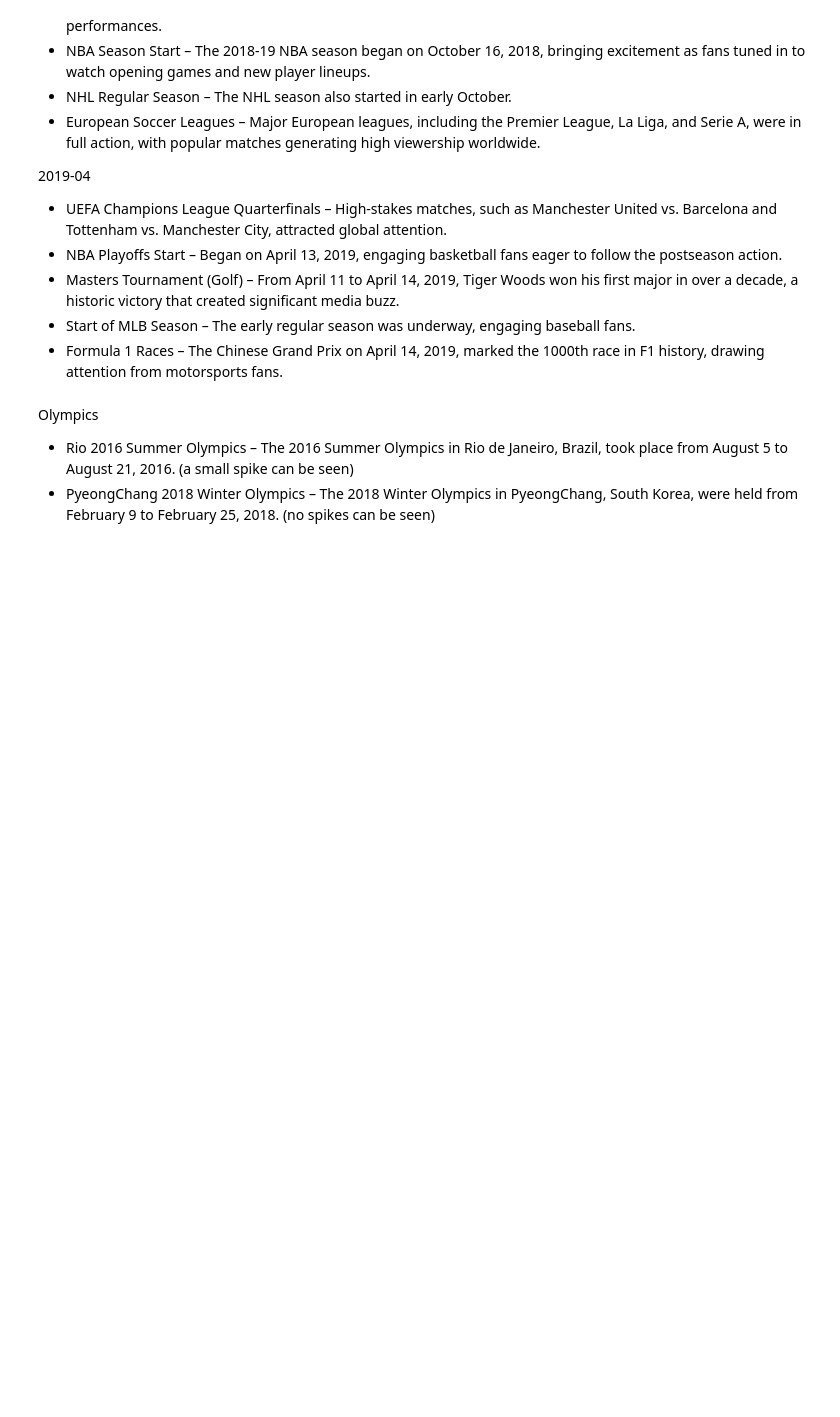
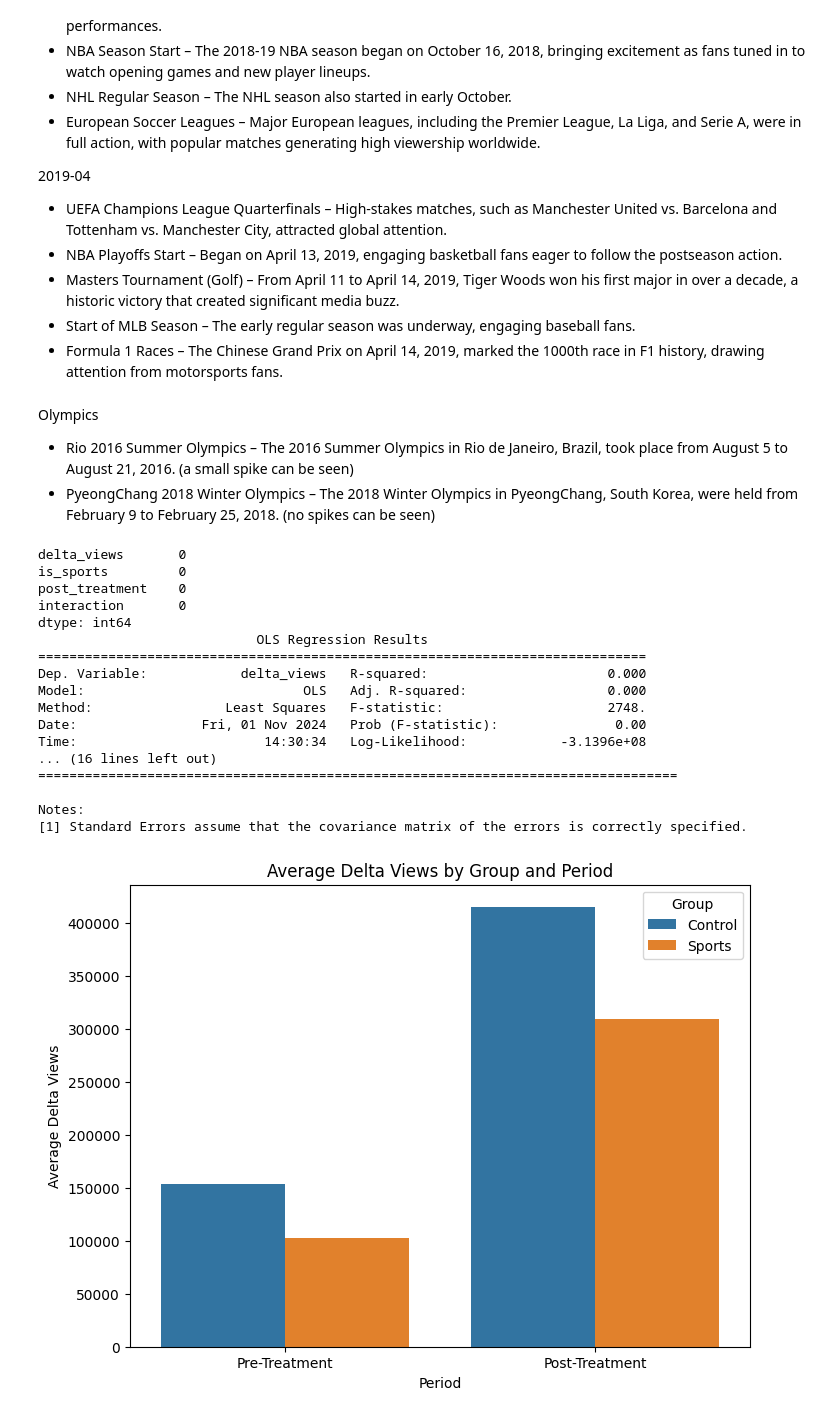
Before and after one commit to epfl-ada/ada-2024-project-robodatapioneers2024, a Jupyter notebook: init_analysis.ipynb, the cells around one changed output. Saved outputs shown, nothing was run; the diff lists cells and outputs as text; code cells hidden in the pictures; blank space fills up the shorter version.

```diff
--- a/init_analysis.ipynb
+++ b/init_analysis.ipynb
@@ -203,3 +221,83 @@ NBA Season Start – The 2017-18 NBA season began on October 17, 2017, bringing
 Olympics
 - Rio 2016 Summer Olympics – The 2016 Summer Olympics in Rio de Janeiro, Brazil, took place from August 5 to August 21, 2016. (a small spike can be seen)
 - PyeongChang 2018 Winter Olympics – The 2018 Winter Olympics in PyeongChang, South Korea, were held from February 9 to February 25, 2018. (no spikes can be seen)
+# %%
+def dif_in_dif(df_timeseries, treatment_date):
+    # Create a binary treatment indicator
+    df_timeseries['is_sports'] = np.where(df_timeseries['category'] == 'Sports', 1, 0)
+
+    # Define treatment date (modify as per your specific analysis)
+    treatment_date = pd.to_datetime(treatment_date)
+
+    # Create a binary time indicator
+    df_timeseries['post_treatment'] = np.where(df_timeseries['datetime'] >= treatment_date, 1, 0)
+
+    # Create interaction term
+    df_timeseries['interaction'] = df_timeseries['is_sports'] * df_timeseries['post_treatment']
+
+    # Check for missing values in key variables
+    print(df_timeseries[['delta_views', 'is_sports', 'post_treatment', 'interaction']].isnull().sum())
+
+    # Drop rows with missing values in these columns
+    df_timeseries = df_timeseries.dropna(subset=['delta_views', 'is_sports', 'post_treatment', 'interaction'])
+
+    # Perform DiD regression
+    model = smf.ols('delta_views ~ is_sports + post_treatment + interaction', data=df_timeseries).fit()
+
+    # Print regression summary
+    print(model.summary())
+
+    # Create summary for visualization
+    summary = df_timeseries.groupby(['post_treatment', 'is_sports'])['delta_views'].mean().reset_index()
+    summary['Group'] = summary['is_sports'].apply(lambda x: 'Sports' if x == 1 else 'Control')
+    summary['Period'] = summary['post_treatment'].apply(lambda x: 'Post-Treatment' if x == 1 else 'Pre-Treatment')
+
+    # Bar Plot
+    plt.figure(figsize=(8,6))
+    sns.barplot(x='Period', y='delta_views', hue='Group', data=summary)
+    plt.title('Average Delta Views by Group and Period')
+    plt.ylabel('Average Delta Views')
+    plt.show()
+
+    # Time Series Plot
+    time_summary = df_timeseries.groupby(['datetime', 'is_sports'])['delta_views'].mean().reset_index()
+
+    time_summary['Group'] = time_summary['is_sports'].apply(lambda x: 'Sports' if x == 1 else 'Control')
+
+    # Plot
+    plt.figure(figsize=(14,7))
+    sns.lineplot(x='datetime', y='delta_views', hue='Group', data=time_summary, marker='o')
+    plt.axvline(x=treatment_date, color='red', linestyle='--', label='Treatment Date')
+    plt.title('Delta Views Over Time by Group')
+    plt.xlabel('Date')
+    plt.ylabel('Average Delta Views')
+    plt.legend()
+    plt.show()
+
+
+dif_in_dif(df_timeseries, '2017-01-01')
+dif_in_dif(df_timeseries, '2017-05-01')
+dif_in_dif(df_timeseries, '2017-10-01')
+dif_in_dif(df_timeseries, '2018-04-01')
+dif_in_dif(df_timeseries, '2018-07-01')
+dif_in_dif(df_timeseries, '2018-10-01')
+dif_in_dif(df_timeseries, '2019-04-01')
+# %% [output]
+delta_views       0
+is_sports         0
+post_treatment    0
+interaction       0
+dtype: int64
+                            OLS Regression Results
+==============================================================================
+Dep. Variable:            delta_views   R-squared:                       0.000
+Model:                            OLS   Adj. R-squared:                  0.000
+Method:                 Least Squares   F-statistic:                     2748.
+Date:                Fri, 01 Nov 2024   Prob (F-statistic):               0.00
+Time:                        14:30:34   Log-Likelihood:            -3.1396e+08
+... (16 lines left out)
+==================================================================================
+
+Notes:
+[1] Standard Errors assume that the covariance matrix of the errors is correctly specified.
+[figure, added]
```
Also changed, not shown: parts of 10 cells of this notebook.
